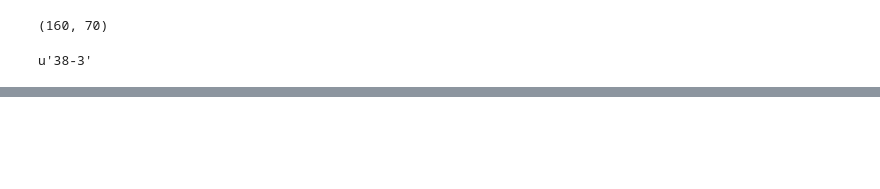
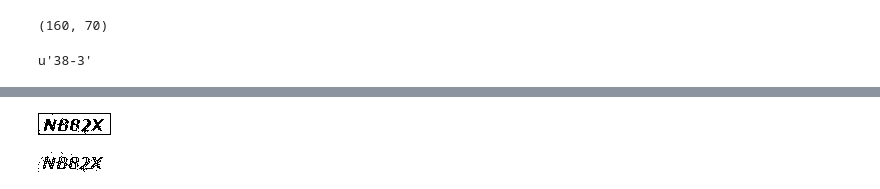
Before and after one commit to barneyElDinosaurio/base_function, a Jupyter notebook: image_detect/base_detect.ipynb, the cells around one changed output, grey strips where cells are left out. Drawn from its saved outputs; the diff is of its cells as text; code cells hidden in the pictures; blank space fills up the shorter version.

```diff
--- a/image_detect/base_detect.ipynb
+++ b/image_detect/base_detect.ipynb
@@ -74,0 +67,12 @@ plt.show()
+# %%
+def get_bin_table(threshold=170):
+    table = []
+    for i in range(256):
+        if i < threshold:
+            table.append(0)
+        else:
+            table.append(1)
+    return table
+# %%
+table=get_bin_table()
+out = im.point(table,'1')
@@ -74,0 +83,2 @@ plt.show()
+# %%
+out=out.crop((1,1,out.size[0]-1,out.size[1]-1))
@@ -79 +109,5 @@ AttributeError: 'numpy.ndarray' object has no attribute 'split'
+# %%
+out
+# %% [output]
+[figure, added]
 # %%
@@ -104,0 +233,8 @@ processImage('code.gif')
+# %%
+for i in range(out.size[0]):
+    for j in range(out.size[1]):
+        v = sum_9_region(out,i,j)
+        out.putpixel((i,j),v)
+out
+# %% [output]
+[figure, added]
```
Also changed, not shown: parts of 15 cells of this notebook, 10 other files.
